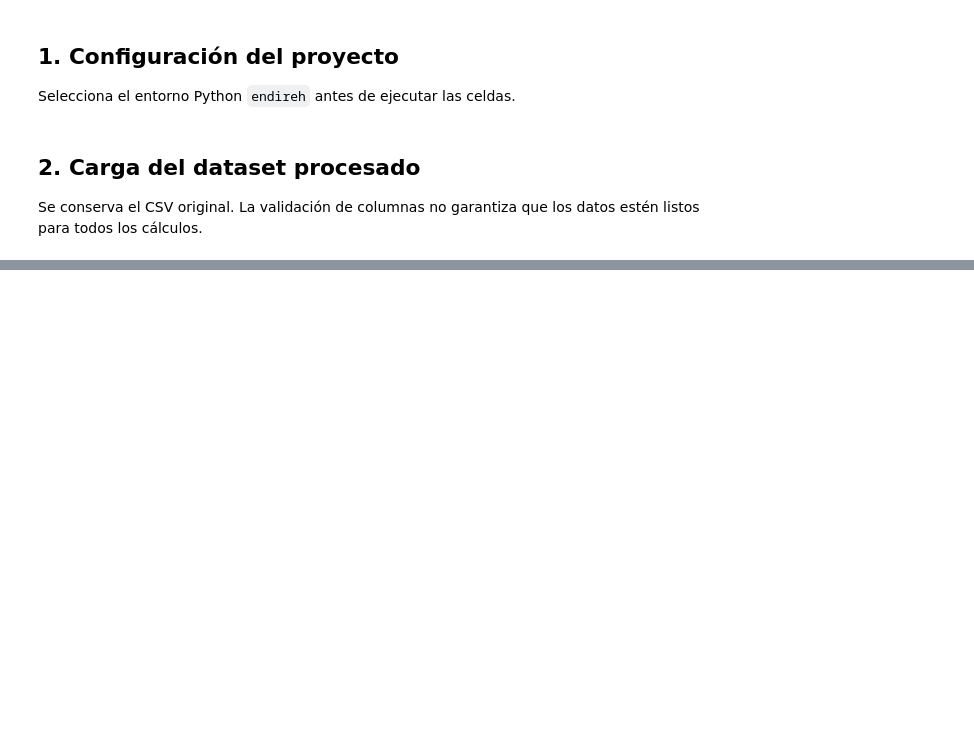
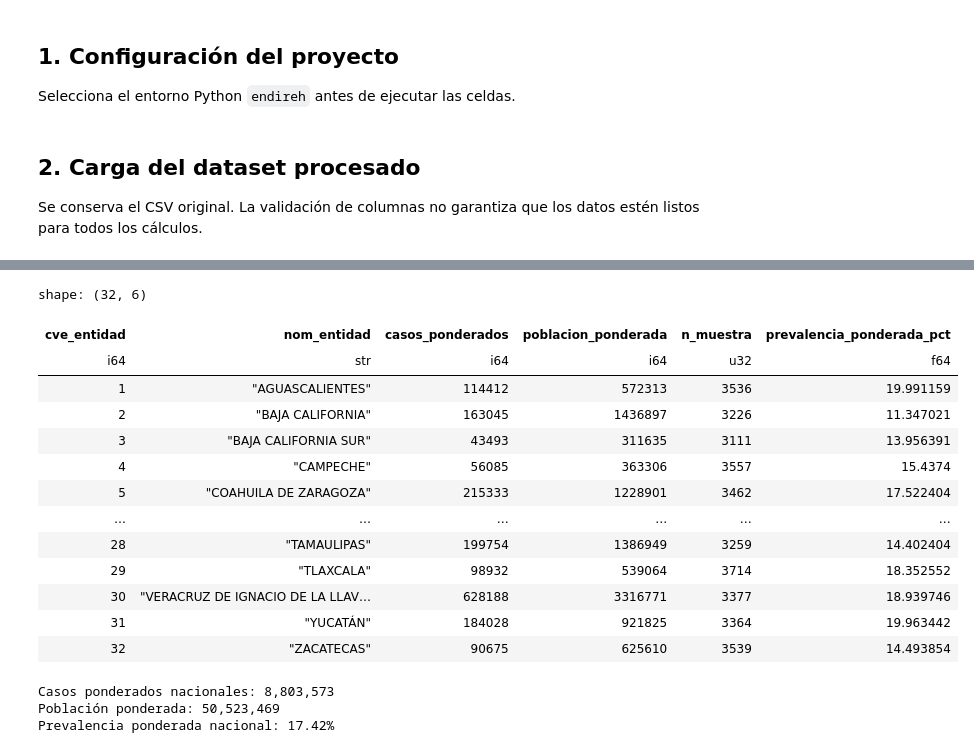
Before and after one commit to Drieveal14/Practica-04-Medidas-de-Concentracion-Heterogenidad-Gini-y-Entropia, a Jupyter notebook: notebooks/medidas_de_concentracion.ipynb, the cells around one changed output, grey strips where cells are left out. Saved outputs shown, nothing was run; the diff lists cells and outputs as text; code cells hidden in the pictures; blank space fills up the shorter version.

Commit message:
Agregar medidas de concentracion

```diff
--- a/notebooks/medidas_de_concentracion.ipynb
+++ b/notebooks/medidas_de_concentracion.ipynb
@@ -71 +146,76 @@ Consulta las correspondencias y las decisiones heredadas en `ajuste_columnas_pra
+# %%
+por_entidad = (
+    base_concentracion
+    .group_by([
+        "cve_entidad",
+        "nom_entidad",
+    ])
+    .agg([
+        pl.col("casos_ponderados")
+        .sum()
+        .alias("casos_ponderados"),
+
+        pl.col("factor_expansion")
+        .sum()
+        .alias("poblacion_ponderada"),
+
+        pl.len()
+        .alias("n_muestra"),
+    ])
+    .sort("cve_entidad")
+)
+
+# prevalencia ponderada : qué porcentaje de la población representada reporto violencia
+por_entidad = por_entidad.with_columns(
+    (
+        100
+        * pl.col("casos_ponderados")
+        / pl.col("poblacion_ponderada")
+    ).alias("prevalencia_ponderada_pct")
+)
+
+por_entidad
+# %% [output]
+shape: (32, 6)
+| cve_entidad | nom_entidad | casos_ponderados | poblacion_ponderada | n_muestra | prevalencia_ponderada_pct |
+| i64 | str | i64 | i64 | u32 | f64 |
+| 1 | "AGUASCALIENTES" | 114412 | 572313 | 3536 | 19.991159 |
+| 2 | "BAJA CALIFORNIA" | 163045 | 1436897 | 3226 | 11.347021 |
+| 3 | "BAJA CALIFORNIA SUR" | 43493 | 311635 | 3111 | 13.956391 |
+| 4 | "CAMPECHE" | 56085 | 363306 | 3557 | 15.4374 |
+| 5 | "COAHUILA DE ZARAGOZA" | 215333 | 1228901 | 3462 | 17.522404 |
+| … | … | … | … | … | … |
+| 28 | "TAMAULIPAS" | 199754 | 1386949 | 3259 | 14.402404 |
+| 29 | "TLAXCALA" | 98932 | 539064 | 3714 | 18.352552 |
+| 30 | "VERACRUZ DE IGNACIO DE LA LLAV… | 628188 | 3316771 | 3377 | 18.939746 |
+| 31 | "YUCATÁN" | 184028 | 921825 | 3364 | 19.963442 |
+| 32 | "ZACATECAS" | 90675 | 625610 | 3539 | 14.493854 |
+# %%
+total_casos = por_entidad["casos_ponderados"].sum()
+total_poblacion = por_entidad["poblacion_ponderada"].sum()
+
+prevalencia_nacional = (
+    100
+    * total_casos
+    / total_poblacion
+)
+
+print(
+    f"Casos ponderados nacionales: "
+    f"{total_casos:,.0f}"
+)
+
+print(
+    f"Población ponderada: "
+    f"{total_poblacion:,.0f}"
+)
+
+print(
+    f"Prevalencia ponderada nacional: "
+    f"{prevalencia_nacional:.2f}%"
+)
+# %% [output]
+Casos ponderados nacionales: 8,803,573
+Población ponderada: 50,523,469
+Prevalencia ponderada nacional: 17.42%
 # %% [markdown]
```
Also changed, not shown: parts of 15 cells of this notebook, 2 other files.
